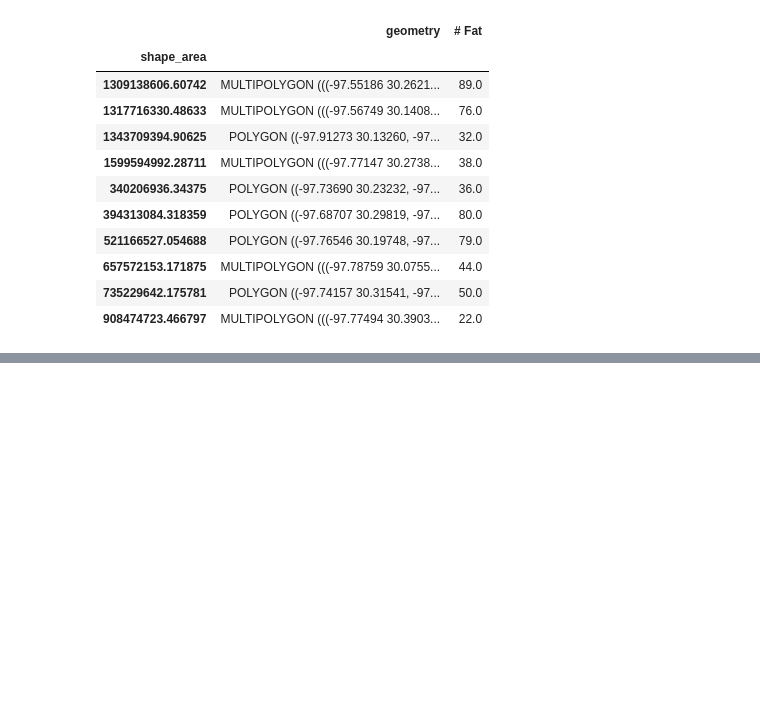
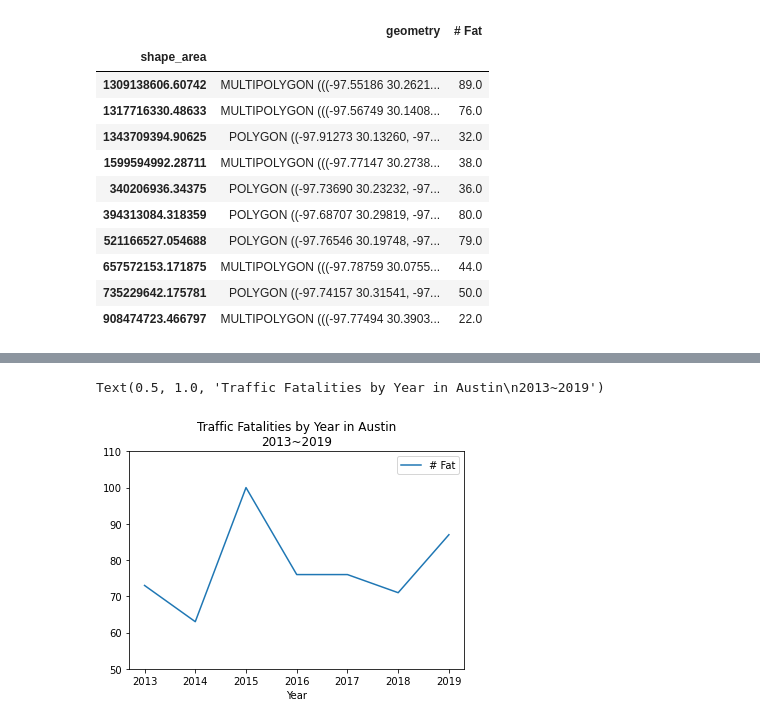
Before and after one commit to tamu-edu-students/GPProj, a Jupyter notebook: map.ipynb, the cells around one changed output, grey strips where cells are left out. Cells and saved outputs as stored; diff of their text form; code cells hidden in the pictures; blank space fills up the shorter version.

```diff
--- a/map.ipynb
+++ b/map.ipynb
@@ -88,0 +98,8 @@ Text(0.5, 1.0, 'Accumulative Counts of Traffic Fatilites in Each City Council Di
+# %%
+DOW = aus[['# Fat','Year']].groupby(by='Year').sum()
+DOW.plot()
+plt.ylim(50,110)
+plt.title('Traffic Fatalities by Year in Austin\n2013~2019')
+# %% [output]
+Text(0.5, 1.0, 'Traffic Fatalities by Year in Austin\n2013~2019')
+[figure, added]
```
Also changed, not shown: parts of 9 cells of this notebook, 24 other files.
